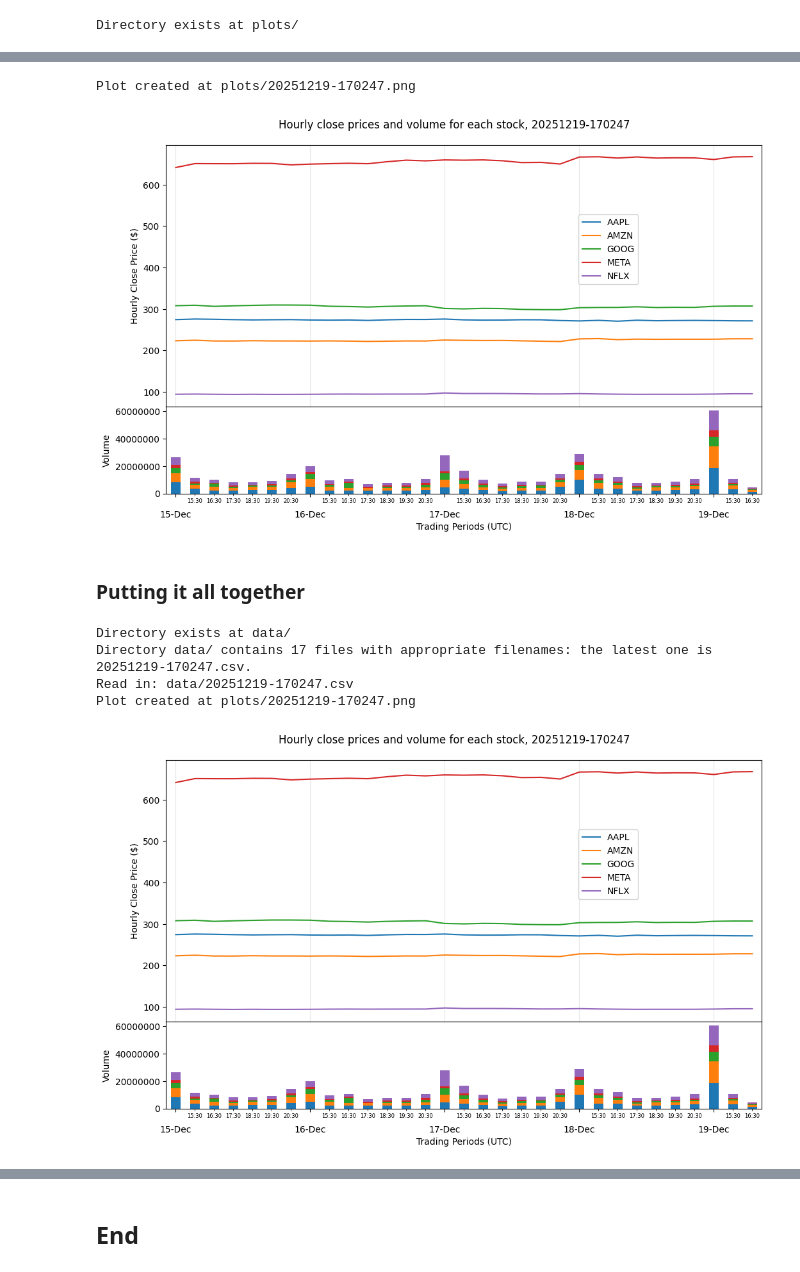
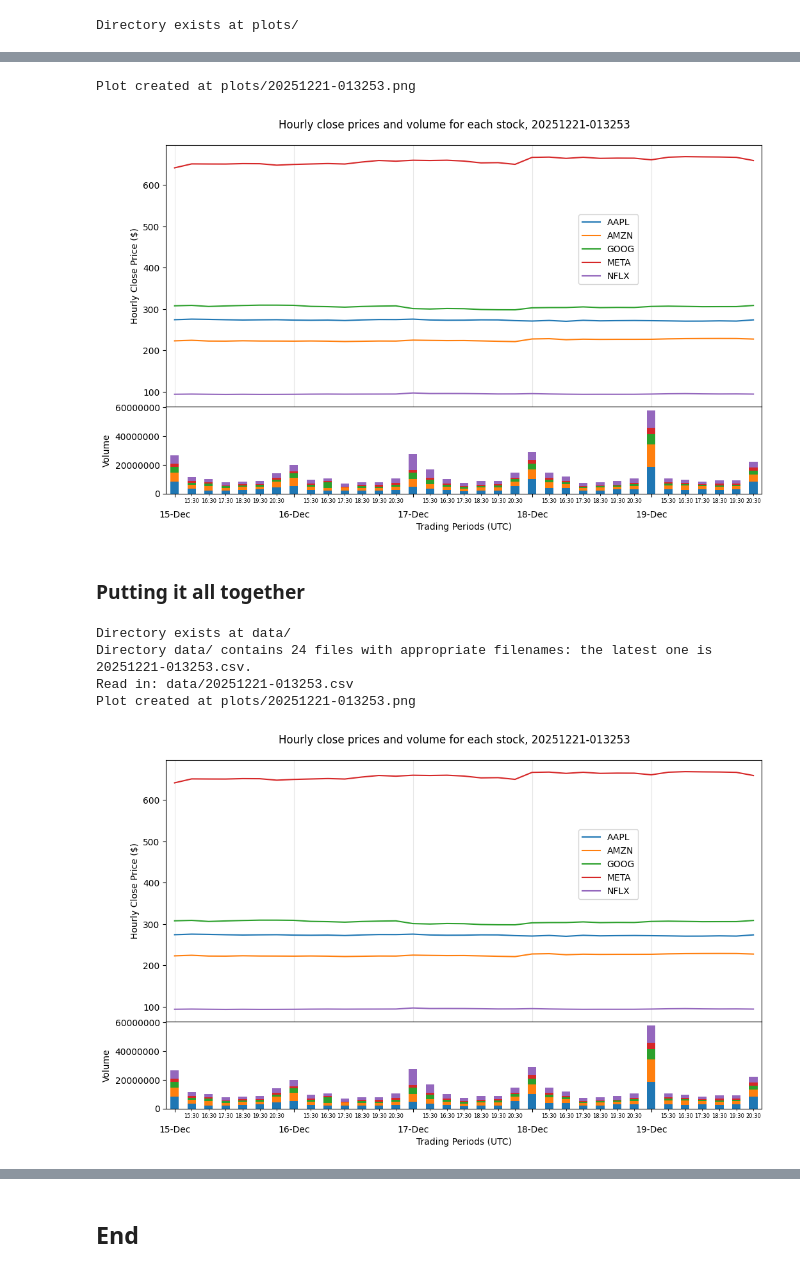
Before and after one commit to SuColl/computer-infrastructure-assessment, a Jupyter notebook: problems.ipynb, the cells around one changed output, grey strips where cells are left out. Drawn from its saved outputs; the diff is of its cells as text; code cells hidden in the pictures.

```diff
--- a/problems.ipynb
+++ b/problems.ipynb
@@ -195,7 +205,9 @@ Approach:
 # %%
 # Function to get the latest valid data file, using filename
 def get_latest_valid_file(directory):
-    """Return the file in a directory with the latest timestamp in the filename."""
+    """Return the file in a directory with the latest timestamp in the
+    filename.
+    """
 
     # List the files in the data_read directory
     files_in_directory = os.listdir(directory)
@@ -210,8 +222,8 @@ def get_latest_valid_file(directory):
     # Create empty list to hold matching filenames
     files_match_pattern= []
 
-    # Iterate through the files in the data_read directory and get the ones with
-    # filenames matching the pattern
+    # Iterate through the files in the data_read directory and get the
+    # ones with filenames matching the pattern
     for file in files_in_directory:
         if re.match(search_pattern, file):
             # If a filename matches the regex string, add it to the new list
@@ -335,14 +373,16 @@ Directory exists at plots/
 # %%
-# Function to extract the datetime string from a supplied filename
+# Function to remove the file extension from filename
 # Adapted from https://stackoverflow.com/questions/3548673/how-can-i-replace-or-strip-an-extension-from-a-filename-in-python#comment126366159_3548689
 
 def remove_filename_extension(file):
-    """Removes the extension from a filename. Assumes maximum of 2 period characters in filename."""
+    """Removes the extension from a filename.
+    Assumes maximum of 2 period characters in filename.
+    """
     # Split the string at the period character and return the first part.
     string = file.rsplit( ".", 2 )[ 0 ]
     return string
 
-# Run this function
+# Run this function on the filename of the latest CSV file, found above
 data_timestamp_string = remove_filename_extension(data_read_filename)
 # Show result
 data_timestamp_string
@@ -374,62 +427,66 @@ def make_png_from_finance_data(dataframe, datetime_string, output_directory):
     # remove vertical space between subplots
     fig.subplots_adjust(hspace=0)
 
-    # plot Close prices and Volume on separate subplots.
-    # Close prices are plotted without using the datetimes in the data index, i.e.
-    # the periods are plotted all in sequence.
-    # Volume is a stacked bar plot.
+    # plot Close prices and Trading Volume on separate subplots.
+    # Close prices are plotted without using the datetimes in the data index,
+    # i.e. the close prices are plotted equally spaced on the x-axis.
+    # Volume data is plotted as a stacked bar plot.
     dataframe["Close"].plot(ax=top, use_index=False)
     dataframe["Volume"].plot(ax=bot, kind='bar', stacked=True, legend=None)
 
-    # set plot title including the timestamp in the name of the read CSV file
-    plt.suptitle("Hourly close prices and volume for each stock, " + datetime_string, y=0.93)
+    # set plot title including the datetime string supplied as argument
+    plt.suptitle("Hourly close prices and volume for each stock, "
+                + datetime_string, y=0.93)
+
     # set labels for x-axis and both y-axes
     bot.set_xlabel("Trading Periods (UTC)")
     bot.set_ylabel("Volume")
     top.set_ylabel("Hourly Close Price ($)")
 
     # Set fixed major and minor x-tick locations.
-    # Major tick is the start of each trading day at 14:30 UTC.
-    # Minor tick is every other hourly datapoint/
+    # Date ticks / major ticks are the start of each trading day at 14:30 UTC.
     ticks_date = dataframe.index.indexer_at_time('14:30')
+    top.set_xticks(ticks_date)
+    # Time ticks / minor ticks are every hourly datapoint/
     ticks_time = np.arange(dataframe.index.size) # step in hours
-    top.set_xticks(ticks_date)
     top.set_xticks(ticks_time, minor=True)
 
     # add vertical gridlines at the start of each day
     top.grid(axis='x', alpha=0.3)
 
     # set legend location
     top.legend(loc='center right', bbox_to_anchor=(0.8, 0.6))
 
     # Format major and minor tick labels
     bot.ticklabel_format(axis="y", style="plain")
     bot.tick_params(axis='x', which='minor', labelsize=6, rotation=90)
     labels_date = [maj_tick.strftime('\n%d-%b').replace('\n0', '\n')
                     for maj_tick in dataframe.index[ticks_date]]
     labels_time = [min_tick.strftime('%H:%M')
                     for min_tick in dataframe.index[ticks_time]]
-    top.set_xticklabels(labels_date)
-    top.set_xticklabels(labels_time, minor=True)
-    top.figure.autofmt_xdate(rotation=0, ha='center', which='both')
+    bot.set_xticklabels(labels_date)
+    bot.set_xticklabels(labels_time, minor=True)
+    bot.figure.autofmt_xdate(rotation=0, ha='center', which='both')
 
     # Save plot to file
-    plt.savefig(output_directory + datetime_string + ".png")
+    plt.savefig(output_directory + datetime_string + ".png", dpi=300)
 
     # Print message for user
     print(f"Plot created at {output_directory + datetime_string}.png")
 
 # Run this function
 make_png_from_finance_data(df_to_plot, data_timestamp_string, plot_dir)
 # %% [output]
-Plot created at plots/20251219-170247.png
+Plot created at plots/20251221-013253.png
-[figure, old version]
+[figure, new version]
 # %% [markdown]
 ### Putting it all together
 # %%
 # Function to open latest data file, plot the Close prices, and save as PNG
 def plot_data():
-    """Function to open latest data file, plot the Close prices, and save as PNG"""
+    """Function to open latest data file, plot the Close prices,
+    and save as PNG.
+    """
 
     # Check if the data directory exists
     check_directory(data_read_dir)
@@ -450,10 +507,10 @@ def plot_data():
 plot_data()
 # %% [output]
 Directory exists at data/
-Directory data/ contains 17 files with appropriate filenames: the latest one is 20251219-170247.csv.
-Read in: data/20251219-170247.csv
-Plot created at plots/20251219-170247.png
+Directory data/ contains 24 files with appropriate filenames: the latest one is 20251221-013253.csv.
+Read in: data/20251221-013253.csv
+Plot created at plots/20251221-013253.png
-[figure, old version]
+[figure, new version]
 # %% [markdown]
 ## Problem 3: Script
 Brief:
```
Also changed, not shown: parts of 34 cells of this notebook, 15 other files.
